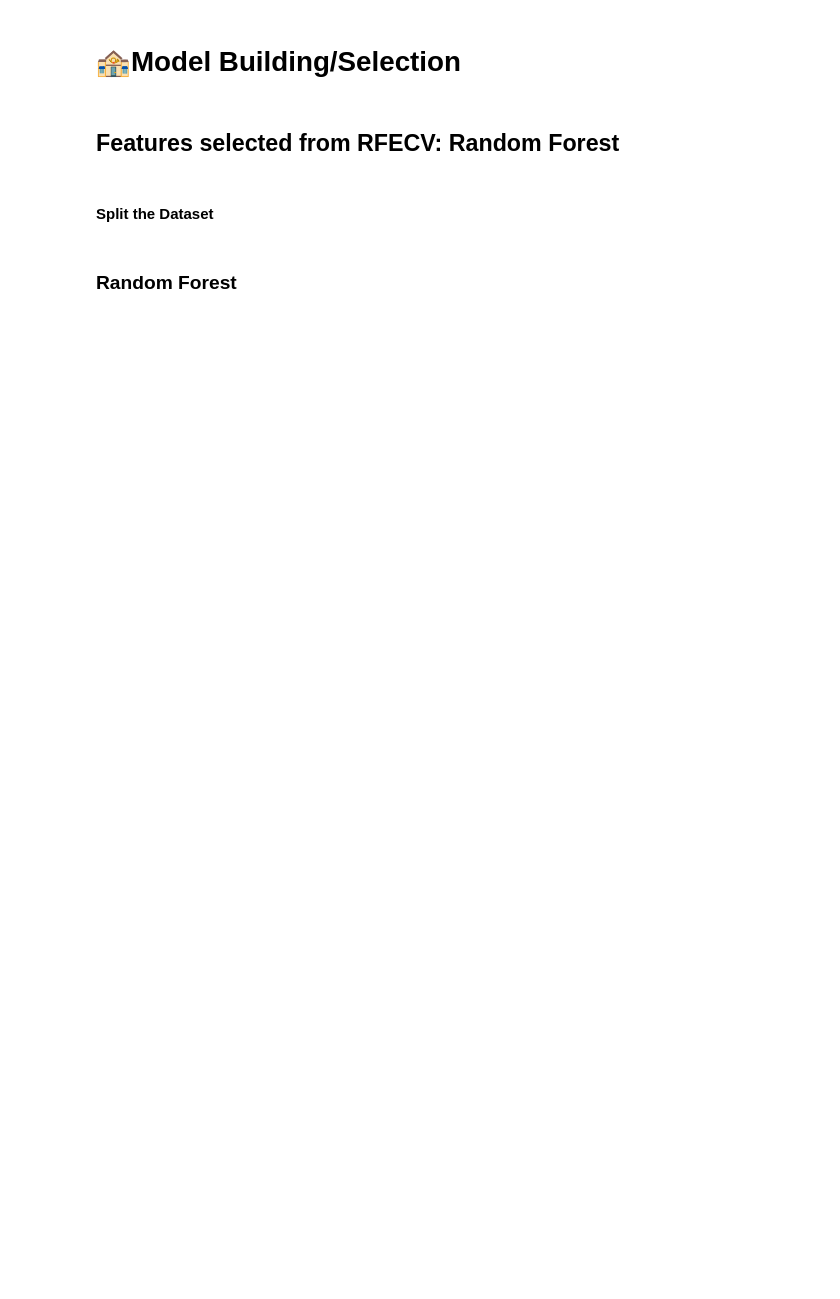
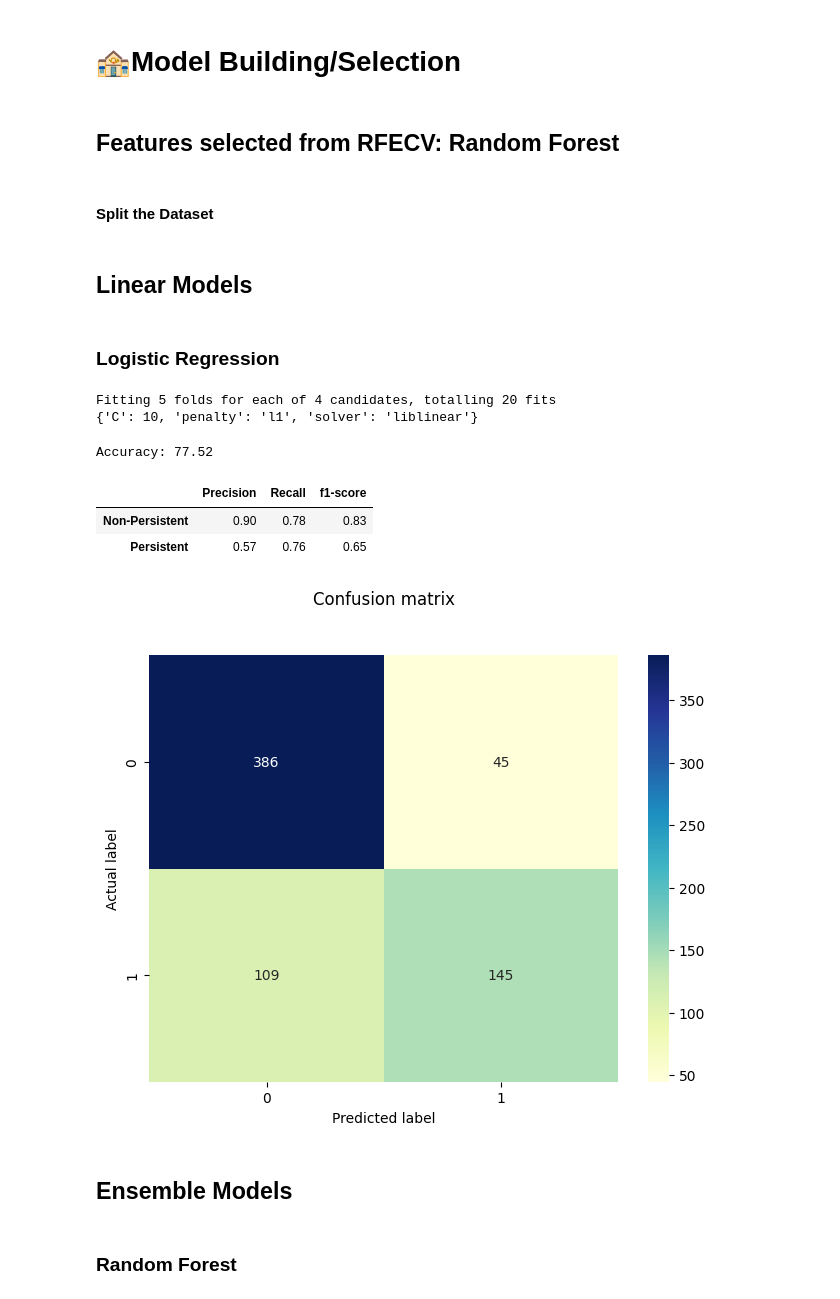
Before and after one commit to shezkh/Healthcare-Project, a Jupyter notebook: src/Model_Building_Ashish.ipynb, the cells around one changed output. Cells and saved outputs as stored; diff of their text form; code cells hidden in the pictures; blank space fills up the shorter version.

```diff
--- a/src/Model_Building_Ashish.ipynb
+++ b/src/Model_Building_Ashish.ipynb
@@ -295,2 +394,51 @@ X_train, X_test, y_train, y_test = train_test_split(X_rfc, target, test_size=0.2
+# %%
+sm = SMOTE(random_state=42,
+           n_jobs=-1)
+# %%
+X_train, y_train = sm.fit_resample(X_train,
+                                   y_train)
+# %% [markdown]
+## Linear Models
 # %% [markdown]
-### Random Forest
+### Logistic Regression
+# %%
+param_grid = [{
+    'penalty' : ['l1', 'l2'],
+    'solver' : ['liblinear'],
+    'C' : [1, 10],
+}]
+
+lr = LogisticRegression()
+
+lr_grid_model = GridSearchCV(lr,
+                             param_grid,
+                             n_jobs=-1,
+                             scoring='accuracy',
+                             cv=5,
+                             verbose=2)
+
+lr_grid_model.fit(X_train,
+                  y_train)
+
+best_params = lr_grid_model.best_params_
+print(best_params)
+# %% [output]
+Fitting 5 folds for each of 4 candidates, totalling 20 fits
+{'C': 10, 'penalty': 'l1', 'solver': 'liblinear'}
+# %%
+lr  = LogisticRegression(**best_params)
+lr_model = lr.fit(X_train, y_train)
+y_pred_lr = lr_model.predict(X_test)
+# %%
+lr_df = performance_metrics(y_pred_lr, y_test, y_train, 'lr')
+lr_df
+# %% [output]
+Accuracy: 77.52
+|  | Precision | Recall | f1-score |
+| Non-Persistent | 0.90 | 0.78 | 0.83 |
+| Persistent | 0.57 | 0.76 | 0.65 |
+[figure, added]
+# %% [markdown]
+## Ensemble Models
+# %% [markdown]
+### Random Forest
```
Also changed, not shown: parts of 68 cells of this notebook.
